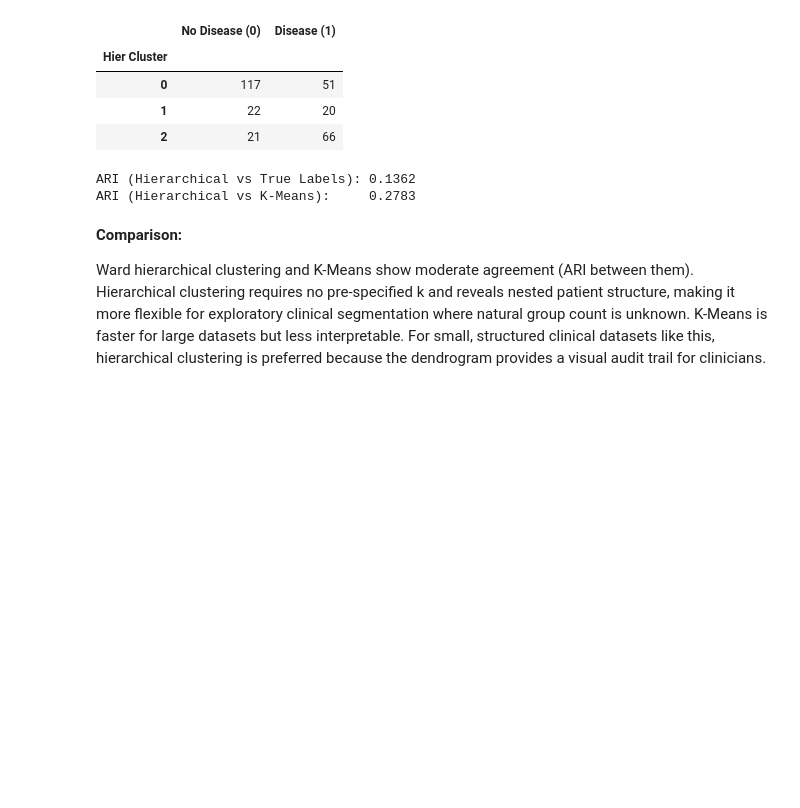
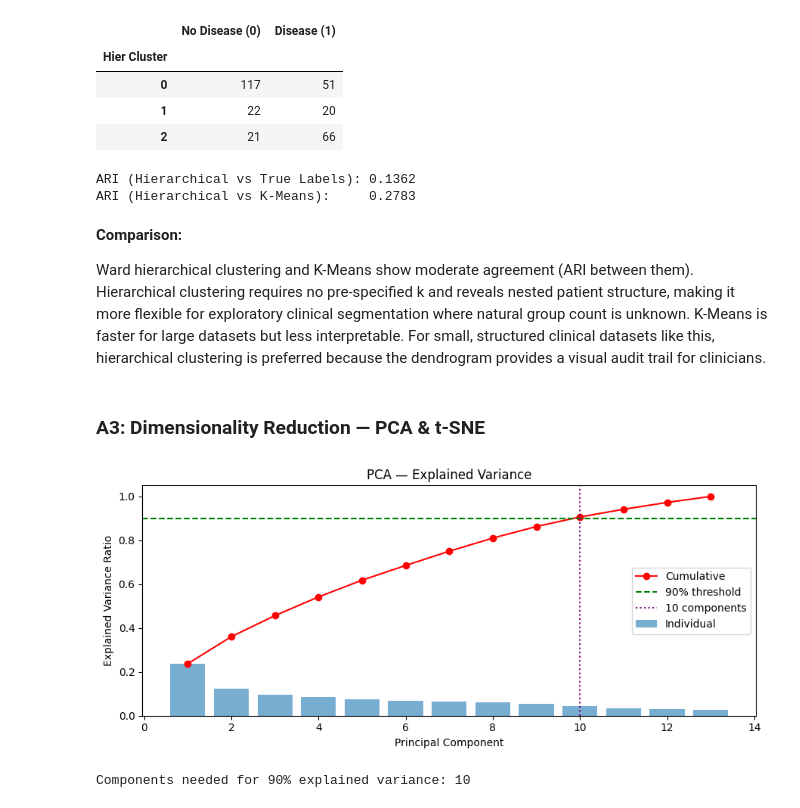
Before and after one commit to Ishmal-fa/cardioai-heart-disease-ml-pipeline, a Jupyter notebook: heart_disease_ml_pipeline.ipynb, the cells around one changed output. Drawn from its saved outputs; the diff is of its cells as text; code cells hidden in the pictures; blank space fills up the shorter version.

Commit message:
Add PCA and t-SNE analysis with variance plots and 2D visualization

```diff
--- a/heart_disease_ml_pipeline.ipynb
+++ b/heart_disease_ml_pipeline.ipynb
@@ -367,3 +367,29 @@ making it more flexible for exploratory clinical segmentation where natural grou
 is unknown. K-Means is faster for large datasets but less interpretable. For small,
 structured clinical datasets like this, hierarchical clustering is preferred because
 the dendrogram provides a visual audit trail for clinicians.
+# %% [markdown]
+### A3: Dimensionality Reduction — PCA & t-SNE
+# %%
+pca_full = PCA(random_state=42)
+pca_full.fit(X_scaled)
+
+evr = pca_full.explained_variance_ratio_
+cumvar = np.cumsum(evr)
+n_90 = np.searchsorted(cumvar, 0.90) + 1
+
+fig, ax = plt.subplots(figsize=(9, 4))
+ax.bar(range(1, len(evr)+1), evr, alpha=0.6, label='Individual')
+ax.plot(range(1, len(evr)+1), cumvar, 'o-', color='red', label='Cumulative')
+ax.axhline(0.90, color='green', linestyle='--', label='90% threshold')
+ax.axvline(n_90, color='purple', linestyle=':', label=f'{n_90} components')
+ax.set_xlabel('Principal Component')
+ax.set_ylabel('Explained Variance Ratio')
+ax.set_title('PCA — Explained Variance')
+ax.legend()
+plt.tight_layout()
+plt.show()
+
+print(f'Components needed for 90% explained variance: {n_90}')
+# %% [output]
+[figure, added]
+Components needed for 90% explained variance: 10
```
Also changed, not shown: parts of 2 cells of this notebook.
